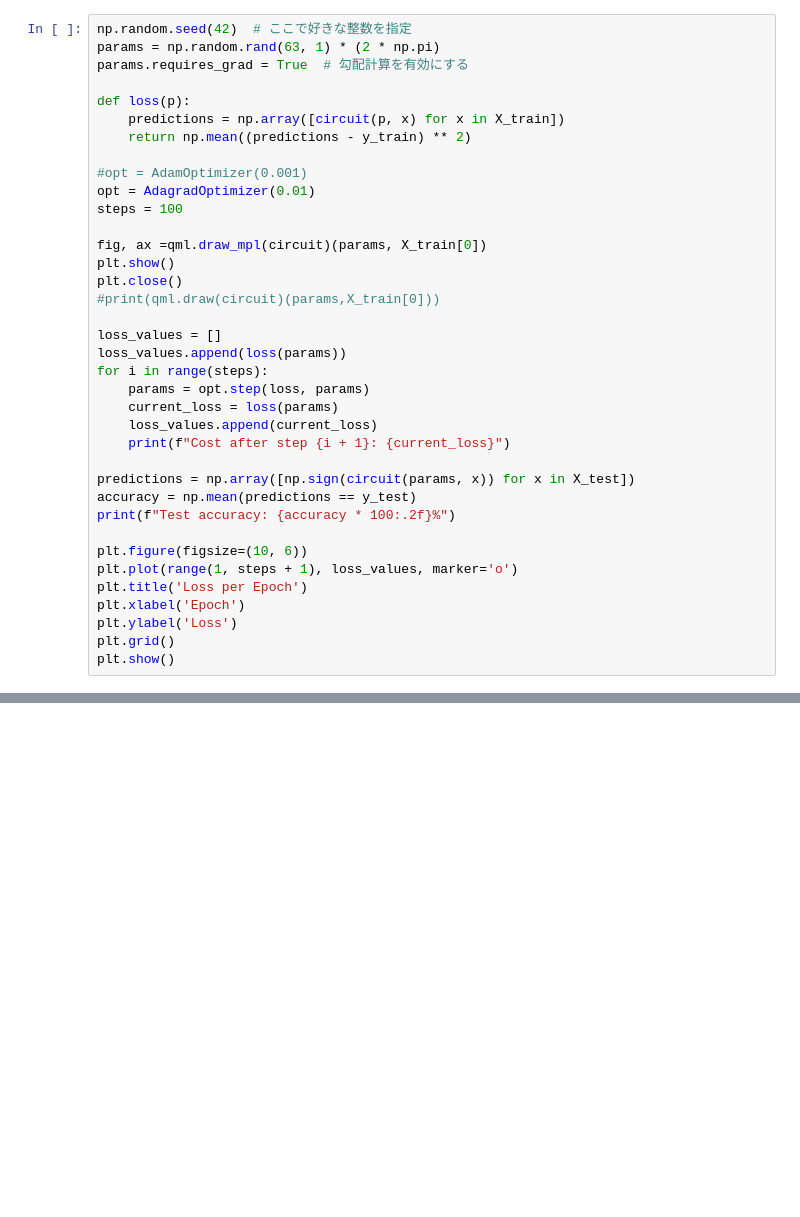
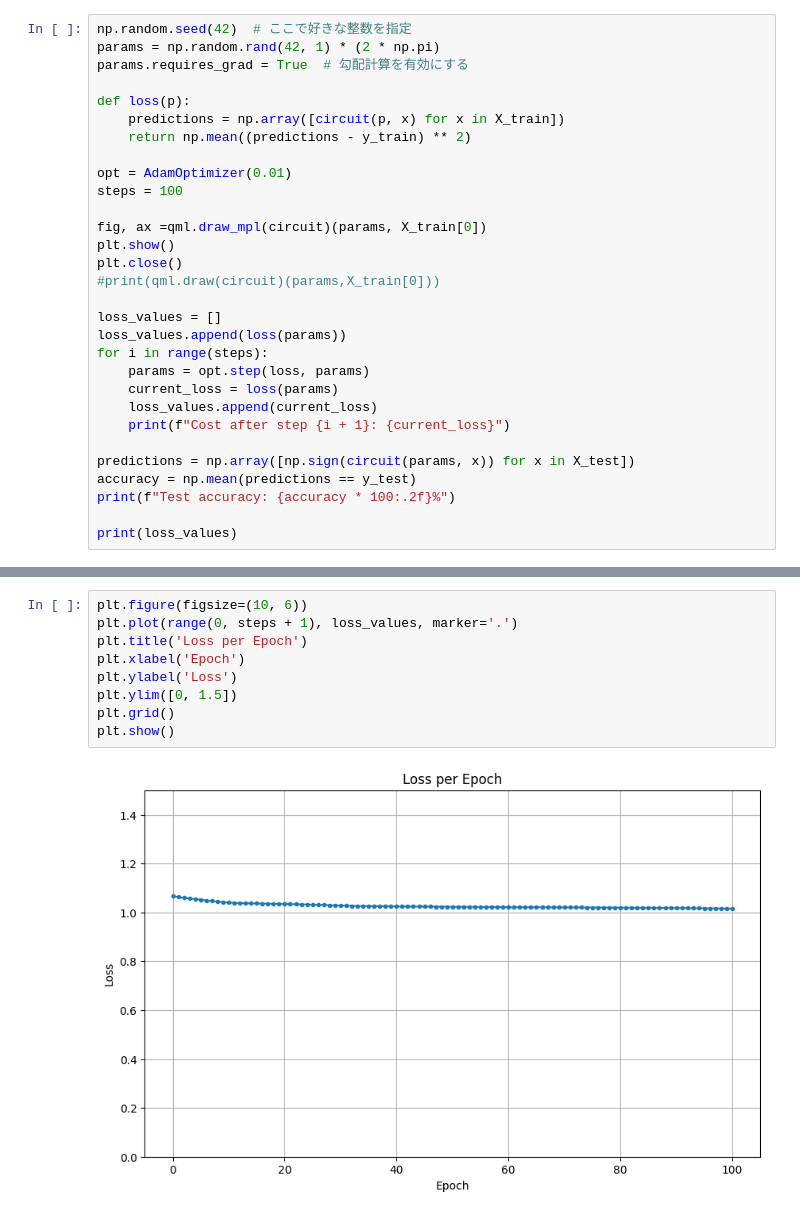
Before and after one commit to Rest02Mark/ICEPP_summercamp2024, a Jupyter notebook: qcnn/qcnn_Ntangled4.ipynb, the cells around one changed output, grey strips where cells are left out. Saved outputs shown, nothing was run; the diff lists cells and outputs as text; blank space fills up the shorter version.

```diff
--- a/qcnn/qcnn_Ntangled4.ipynb
+++ b/qcnn/qcnn_Ntangled4.ipynb
@@ -103,14 +105,13 @@ def circuit(params,x):
 # %%
 np.random.seed(42)  # ここで好きな整数を指定
-params = np.random.rand(63, 1) * (2 * np.pi)
+params = np.random.rand(42, 1) * (2 * np.pi)
 params.requires_grad = True  # 勾配計算を有効にする
 
 def loss(p):
     predictions = np.array([circuit(p, x) for x in X_train])
     return np.mean((predictions - y_train) ** 2)
 
-#opt = AdamOptimizer(0.001)
-opt = AdagradOptimizer(0.01)
+opt = AdamOptimizer(0.01)
 steps = 100
 
 fig, ax =qml.draw_mpl(circuit)(params, X_train[0])
@@ -130,11 +131,5 @@ predictions = np.array([np.sign(circuit(params, x)) for x in X_test])
 accuracy = np.mean(predictions == y_test)
 print(f"Test accuracy: {accuracy * 100:.2f}%")
 
-plt.figure(figsize=(10, 6))
-plt.plot(range(1, steps + 1), loss_values, marker='o')
-plt.title('Loss per Epoch')
-plt.xlabel('Epoch')
-plt.ylabel('Loss')
-plt.grid()
-plt.show()
+print(loss_values)
 # %% [output]
@@ -160,0 +154,11 @@ ValueError: x and y must have same first dimension, but have shapes (100,) and (
+# %%
+plt.figure(figsize=(10, 6))
+plt.plot(range(0, steps + 1), loss_values, marker='.')
+plt.title('Loss per Epoch')
+plt.xlabel('Epoch')
+plt.ylabel('Loss')
+plt.ylim([0, 1.5])
+plt.grid()
+plt.show()
+# %% [output]
+[figure, added]
```
Also changed, not shown: parts of 5 cells of this notebook, 2 other files.
